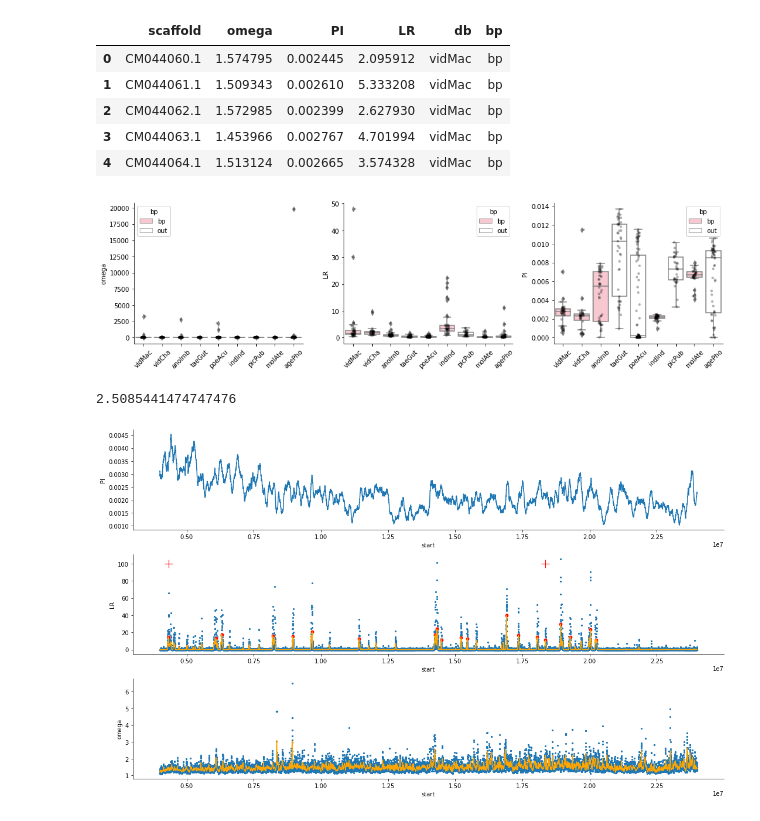
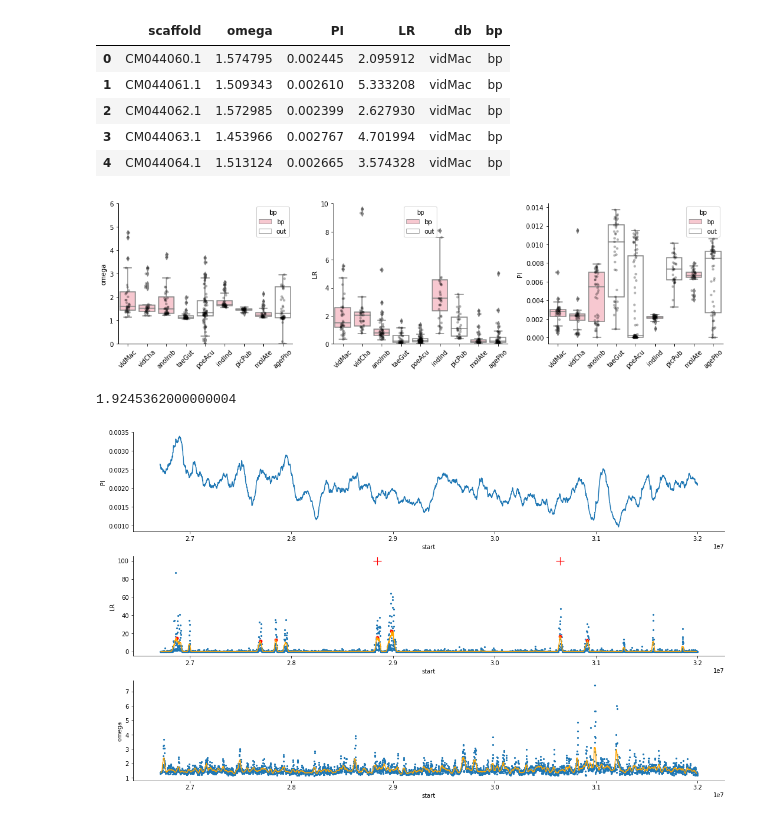
Before and after one commit to osipovarev/Brood_parasites_analysis, a Jupyter notebook: selective_sweeps_analysis.ipynb, the cells around one changed output. Saved outputs shown, nothing was run; the diff lists cells and outputs as text; code cells hidden in the pictures.

```diff
--- a/selective_sweeps_analysis.ipynb
+++ b/selective_sweeps_analysis.ipynb
@@ -81,37 +81,32 @@ all_omega_DF.head()
 # %%
 # Plot omega by chr by db
 values = ['omega', 'LR', 'PI']
 colors = ['pink', 'white']
 sns.set_palette(colors)
 
 fig, axes = plt.subplots(1, 3, figsize = (14, 4))
 
 for i in range(3):
     axi = axes[i]
     v = values[i]
 
     sns.boxplot(ax=axi, data=all_omega_DF, x='db', y=v,  hue='bp', dodge=False)
     sns.stripplot(ax=axi, data=all_omega_DF, x='db', y=v, color='black', alpha=0.3, s=4)
 
     axi.set_xlabel('')
     axi.tick_params(axis='x', rotation=45)
-#     if v == 'omega':
-#         axi.set_ylim(0, 6)
-#     elif v == 'LR':
-#         axi.set_ylim(0, 10)
-#     labels = []
-#     for x, y, s in zip(all_omega_DF['db'], all_omega_DF[v], all_omega_DF['scaffold']):
-#         if (v == 'omega' and y > 100) or (v == 'LR' and y > 15):
-#             labels.append(axi.text(x=x, y=y, s=s, color='blue', size=10))
-# adjust_text(labels, ax=axi)
+    if v == 'omega':
+        axi.set_ylim(0, 6)
+    elif v == 'LR':
+        axi.set_ylim(0, 10)
 
 sns.despine(fig=None, ax=None, left=False, bottom=False, offset=None, trim=False)
 fig.tight_layout()
 
 pdf_name = 'full_axes.omega_LR_PI.by_db.summary_stats.pdf'.format(db)
 # fig.savefig(pdf_name, bbox_inches='tight')
 # %% [output]
-[figure, old version]
+[figure, new version]
 # %%
 # OmegaPlus LD analysis
 sns.set_palette('tab10')
@@ -119,18 +114,18 @@ sns.set_palette('tab10')
 ## Plot 4Mb regions of a chr
 df_full = all_DFs['vidCha']
 
-C = 'CM049531'
-n = 4
-df = df_full[(df_full['scaffold'] == C) & (df_full['start'] > n*10**6) & (df_full['start'] < (n+20)*10**6)]
+C = 'CM049526'
+n = 26
+df = df_full[(df_full['scaffold'] == C) & (df_full['start'] > n*10**6) & (df_full['start'] < (n+6)*10**6)]
 
 
 ## Define the window size for the moving average
 window = 20
 p_pi = 0.0001
 p_lr = np.average(df['LR']) + 10
-# p = np.percentile(df['omega'], 90)
-p = np.average(df['omega'] + 1)
-print(p)
+p_o = np.percentile(df['omega'], 90)
+# p_o = np.average(df['omega'])
+print(p_o)
 
 
 fig, axes = plt.subplots(3, 1, figsize = (15, 3*3))
@@ -173,7 +168,7 @@ sns.scatterplot(ax=ax2, x=peaks_overlap, y=100, color='red', marker="+", s=200)
 ## Omega
 x = df['start']
 f_x = df['omega']
-smoothed_x, smoothed_f_x, minima_indices = find_local_extrema(x, f_x, window, p, 'max')
+smoothed_x, smoothed_f_x, minima_indices = find_local_extrema(x, f_x, window, p_o, 'max')
 op_peaks = smoothed_x[minima_indices]
 
 sns.scatterplot(ax=ax3, data=df, x='start', y='omega', linewidth=0, s=10)
@@ -188,6 +183,6 @@ sns.scatterplot(ax=ax3, x=peaks_overlap, y=10, color='red', marker="+", s=200)
 sns.despine(fig=None, ax=None, left=False, bottom=False, offset=None, trim=False)
 fig.tight_layout()
 # %% [output]
-2.5085441474747476
+1.9245362000000004
-[figure, old version]
+[figure, new version]
 # %%
```
Also changed, not shown: parts of 5 cells of this notebook, 1 other file.
